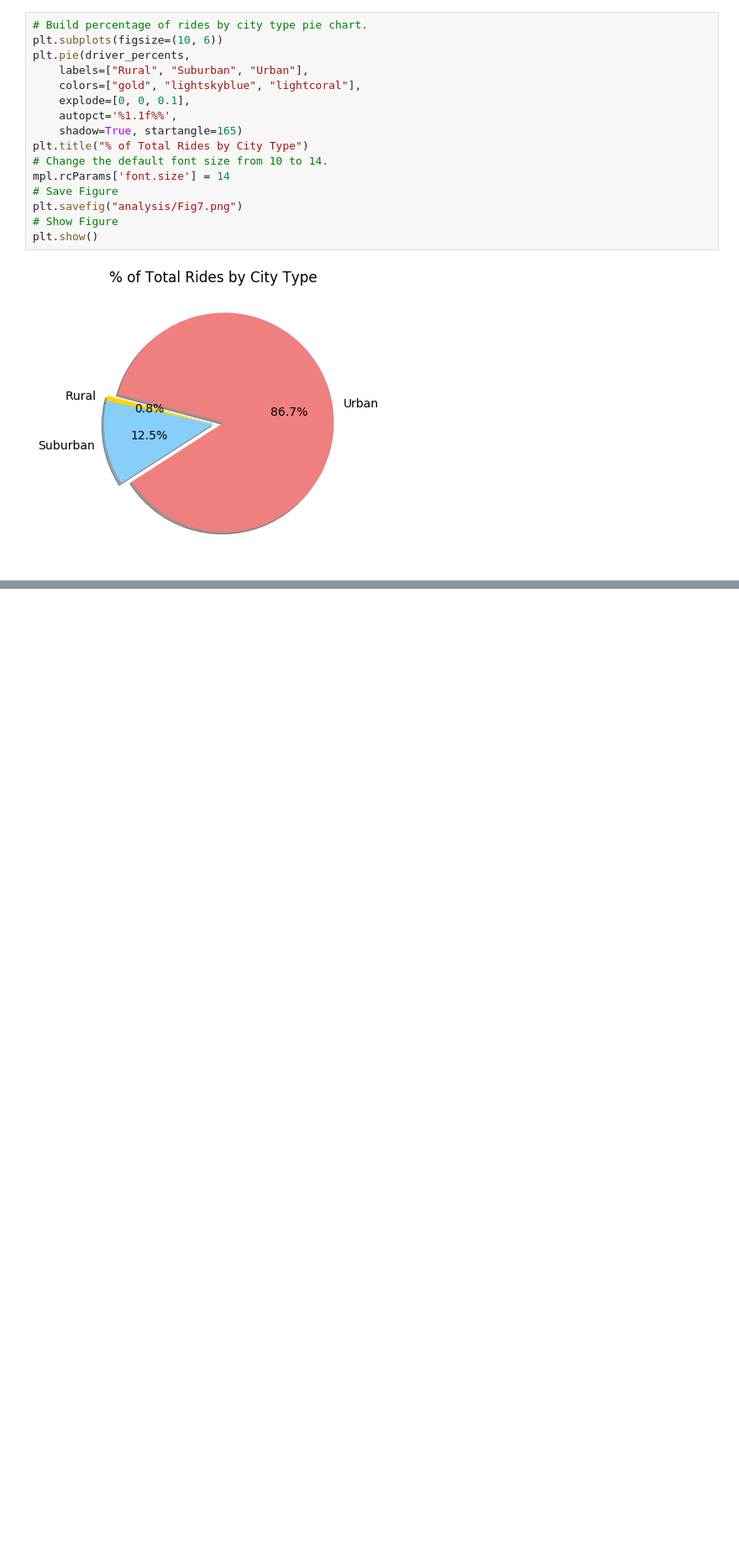
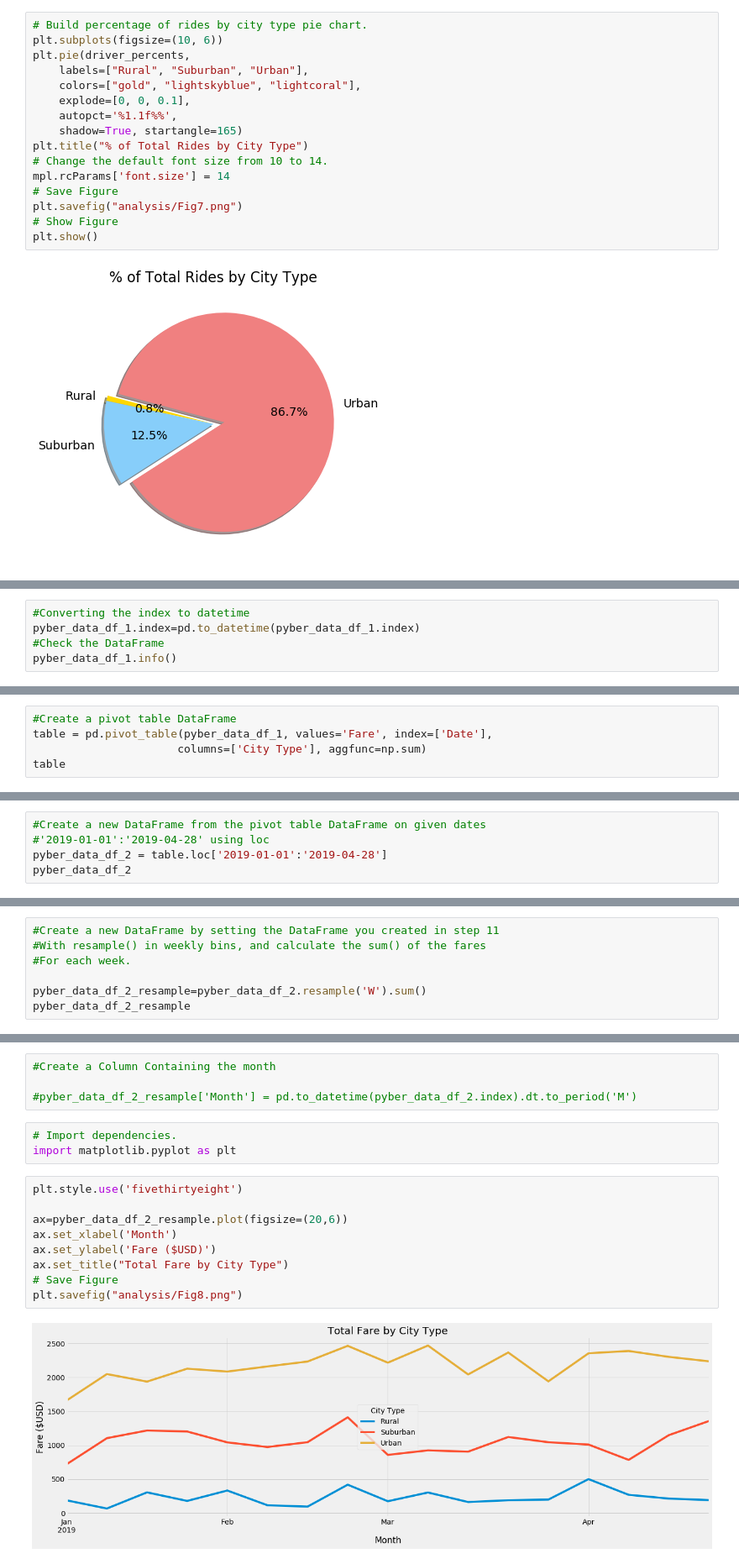
Before and after one commit to juanmguevara/PyBer_Analysis, a Jupyter notebook: PyBer.ipynb, the cells around one changed output, grey strips where cells are left out. Shown at 84% size. Cells and saved outputs as stored; diff of their text form; blank space fills up the shorter version.

```diff
--- a/PyBer.ipynb
+++ b/PyBer.ipynb
@@ -1001,0 +1182,5 @@ plt.show()
+# %%
+#Converting the index to datetime
+pyber_data_df_1.index=pd.to_datetime(pyber_data_df_1.index)
+#Check the DataFrame
+pyber_data_df_1.info()
@@ -1001,0 +1222,5 @@ plt.show()
+# %%
+#Create a pivot table DataFrame
+table = pd.pivot_table(pyber_data_df_1, values='Fare', index=['Date'],
+                      columns=['City Type'], aggfunc=np.sum)
+table
@@ -1001,0 +1242,5 @@ plt.show()
+# %%
+#Create a new DataFrame from the pivot table DataFrame on given dates
+#'2019-01-01':'2019-04-28' using loc
+pyber_data_df_2 = table.loc['2019-01-01':'2019-04-28']
+pyber_data_df_2
@@ -1001,0 +1262,7 @@ plt.show()
+# %%
+#Create a new DataFrame by setting the DataFrame you created in step 11
+#With resample() in weekly bins, and calculate the sum() of the fares
+#For each week.
+
+pyber_data_df_2_resample=pyber_data_df_2.resample('W').sum()
+pyber_data_df_2_resample
@@ -1001,0 +1289,18 @@ plt.show()
+# %%
+#Create a Column Containing the month
+
+#pyber_data_df_2_resample['Month'] = pd.to_datetime(pyber_data_df_2.index).dt.to_period('M')
+# %%
+# Import dependencies.
+import matplotlib.pyplot as plt
+# %%
+plt.style.use('fivethirtyeight')
+
+ax=pyber_data_df_2_resample.plot(figsize=(20,6))
+ax.set_xlabel('Month')
+ax.set_ylabel('Fare ($USD)')
+ax.set_title("Total Fare by City Type")
+# Save Figure
+plt.savefig("analysis/Fig8.png")
+# %% [output]
+[figure, added]
```
Also changed, not shown: parts of 26 cells of this notebook, 10 other files.
